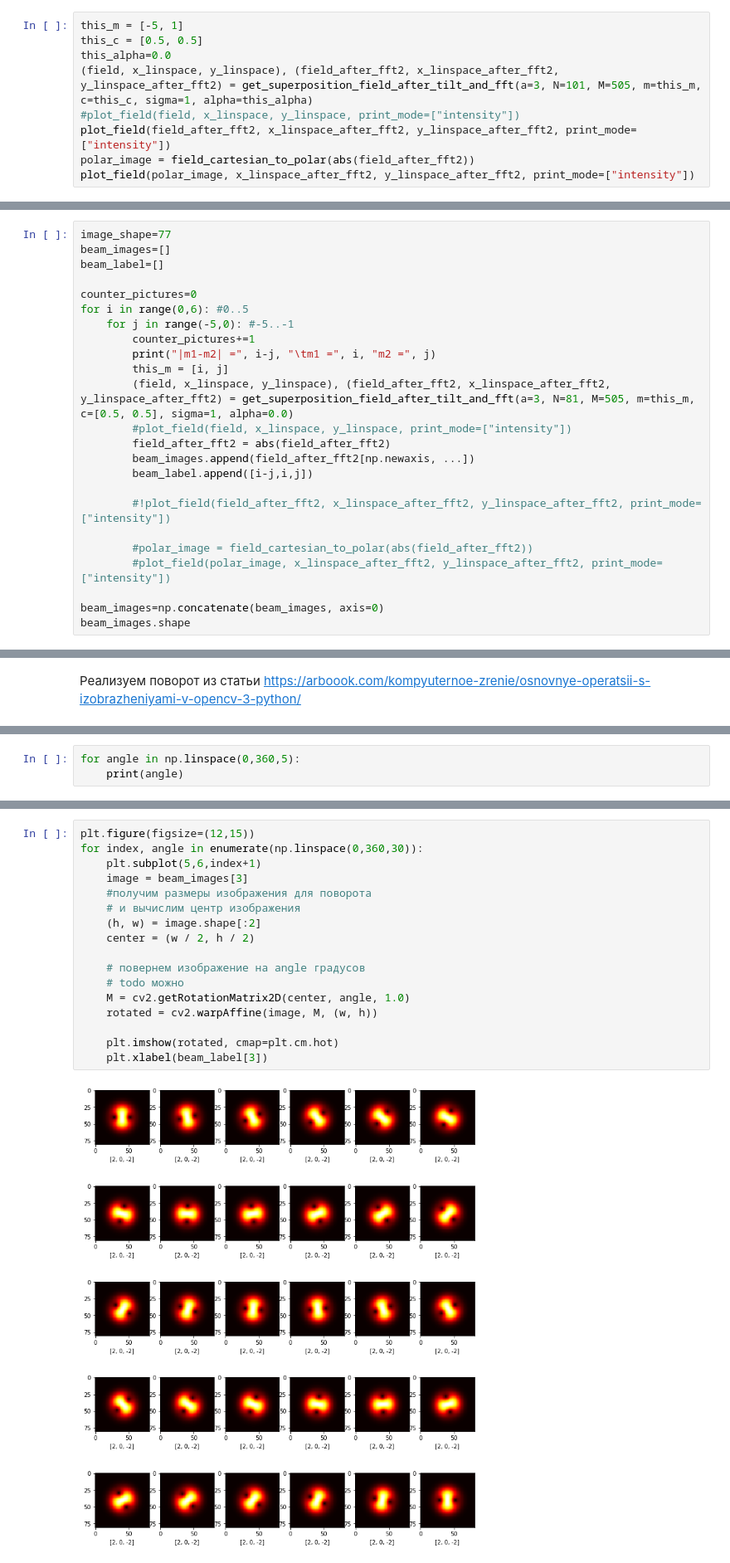
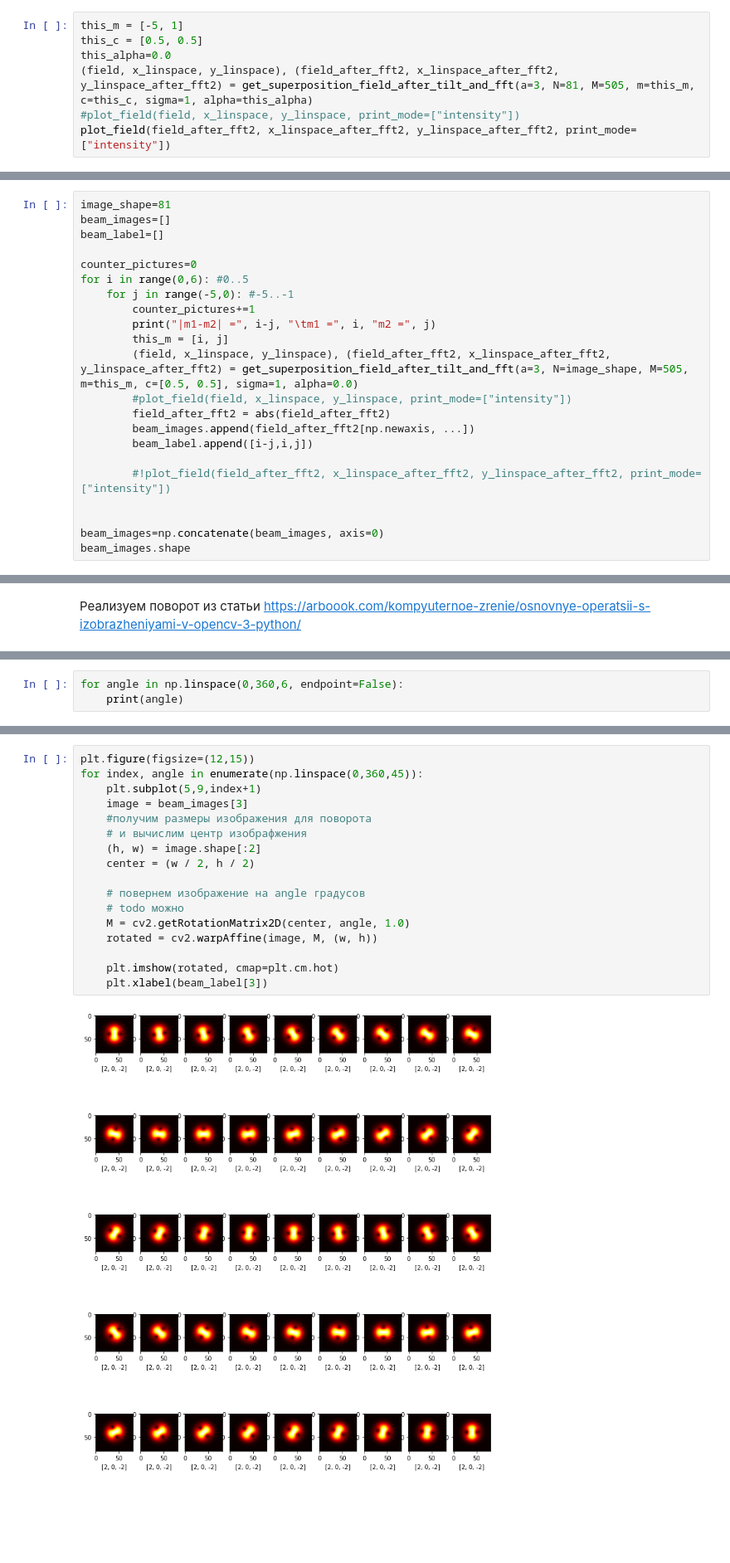
Before and after one commit to LinarKulinar/VortexBeamResearch, a Jupyter notebook: forming_vortex_beam_master_research_2022_forming_dataset.ipynb, the cells around one changed output, grey strips where cells are left out. Shown at 83% size. Saved outputs shown, nothing was run; the diff lists cells and outputs as text; blank space fills up the shorter version.

```diff
--- a/forming_vortex_beam_master_research_2022_forming_dataset.ipynb
+++ b/forming_vortex_beam_master_research_2022_forming_dataset.ipynb
@@ -396,9 +398,7 @@ plot_field(polar_image, x_linspace_after_fft2, y_linspace_after_fft2, print_mode
 this_m = [-5, 1]
 this_c = [0.5, 0.5]
 this_alpha=0.0
-(field, x_linspace, y_linspace), (field_after_fft2, x_linspace_after_fft2, y_linspace_after_fft2) = get_superposition_field_after_tilt_and_fft(a=3, N=101, M=505, m=this_m, c=this_c, sigma=1, alpha=this_alpha)
+(field, x_linspace, y_linspace), (field_after_fft2, x_linspace_after_fft2, y_linspace_after_fft2) = get_superposition_field_after_tilt_and_fft(a=3, N=81, M=505, m=this_m, c=this_c, sigma=1, alpha=this_alpha)
 #plot_field(field, x_linspace, y_linspace, print_mode=["intensity"])
 plot_field(field_after_fft2, x_linspace_after_fft2, y_linspace_after_fft2, print_mode=["intensity"])
-polar_image = field_cartesian_to_polar(abs(field_after_fft2))
-plot_field(polar_image, x_linspace_after_fft2, y_linspace_after_fft2, print_mode=["intensity"])
 # %% [output]
@@ -410,5 +409,5 @@ plot_field(polar_image, x_linspace_after_fft2, y_linspace_after_fft2, print_mode
 # %%
-image_shape=77
+image_shape=81
 beam_images=[]
 beam_label=[]
 
@@ -418,7 +417,7 @@ for i in range(0,6): #0..5
         counter_pictures+=1
         print("|m1-m2| =", i-j, "\tm1 =", i, "m2 =", j)
         this_m = [i, j]
-        (field, x_linspace, y_linspace), (field_after_fft2, x_linspace_after_fft2, y_linspace_after_fft2) = get_superposition_field_after_tilt_and_fft(a=3, N=81, M=505, m=this_m, c=[0.5, 0.5], sigma=1, alpha=0.0)
+        (field, x_linspace, y_linspace), (field_after_fft2, x_linspace_after_fft2, y_linspace_after_fft2) = get_superposition_field_after_tilt_and_fft(a=3, N=image_shape, M=505, m=this_m, c=[0.5, 0.5], sigma=1, alpha=0.0)
         #plot_field(field, x_linspace, y_linspace, print_mode=["intensity"])
         field_after_fft2 = abs(field_after_fft2)
         beam_images.append(field_after_fft2[np.newaxis, ...])
@@ -426,8 +425,6 @@ for i in range(0,6): #0..5
 
         #!plot_field(field_after_fft2, x_linspace_after_fft2, y_linspace_after_fft2, print_mode=["intensity"])
 
-        #polar_image = field_cartesian_to_polar(abs(field_after_fft2))
-        #plot_field(polar_image, x_linspace_after_fft2, y_linspace_after_fft2, print_mode=["intensity"])
 
 beam_images=np.concatenate(beam_images, axis=0)
 beam_images.shape
@@ -529,5 +526,5 @@ array([  0.,  90., 180., 270., 360.])
 # %%
-for angle in np.linspace(0,360,5):
+for angle in np.linspace(0,360,6, endpoint=False):
     print(angle)
 # %% [output]
 0.0
@@ -538,19 +538,19 @@ for angle in np.linspace(0,360,5):
 # %%
 plt.figure(figsize=(12,15))
-for index, angle in enumerate(np.linspace(0,360,30)):
-    plt.subplot(5,6,index+1)
+for index, angle in enumerate(np.linspace(0,360,45)):
+    plt.subplot(5,9,index+1)
     image = beam_images[3]
     #получим размеры изображения для поворота
-    # и вычислим центр изображения
+    # и вычислим центр изобрафжения
     (h, w) = image.shape[:2]
     center = (w / 2, h / 2)
 
     # повернем изображение на angle градусов
     # todo можно
     M = cv2.getRotationMatrix2D(center, angle, 1.0)
     rotated = cv2.warpAffine(image, M, (w, h))
 
     plt.imshow(rotated, cmap=plt.cm.hot)
     plt.xlabel(beam_label[3])
 # %% [output]
-[figure, old version]
+[figure, new version]
```
Also changed, not shown: parts of 53 cells of this notebook.
